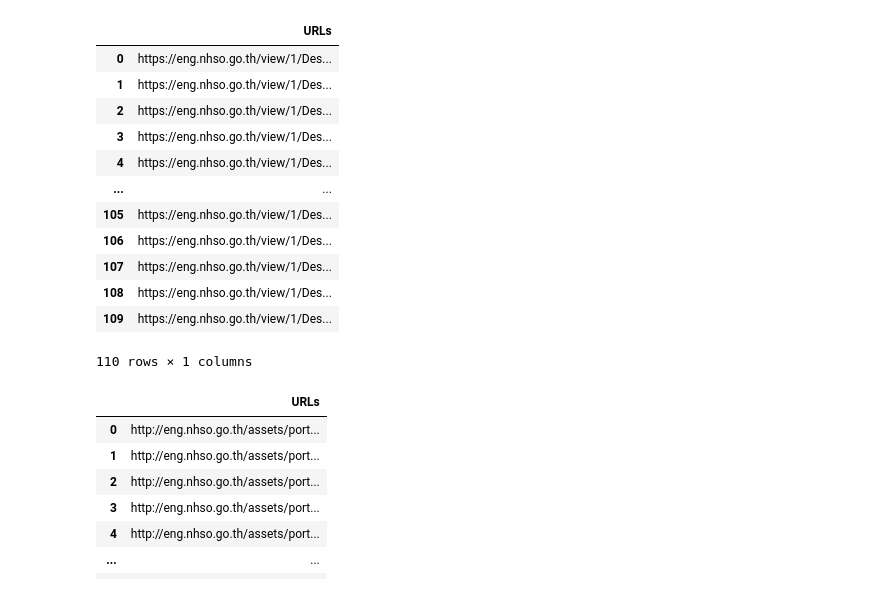
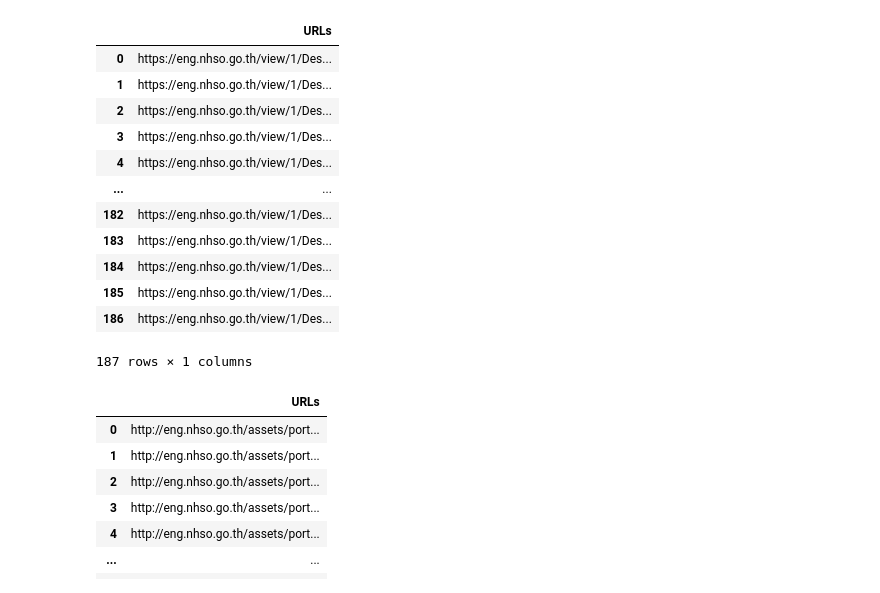
Before and after one commit to nhso/eng-nsho-scraping, a Jupyter notebook: สปสช_scraping.ipynb, the cells around one changed output. Cells and saved outputs as stored; diff of their text form; code cells hidden in the pictures.

```diff
--- a/สปสช_scraping.ipynb
+++ b/สปสช_scraping.ipynb
@@ -8,49 +12,61 @@ from urllib.parse import urljoin
 from google.colab import data_table
 data_table.enable_dataframe_formatter()
+# %%
+#url = ["http://eng.nhso.go.th/view/1/News/EN-US/?page=", "http://eng.nhso.go.th/view/1/In_Depth/EN-US/?page=", "http://eng.nhso.go.th/view/1/Events/EN-US"]
+
+url = "http://eng.nhso.go.th/view/1/News/EN-US/?page="
+page = 1
+new_urls = []
+
+while page <= 10 :
+  data = requests.get(url + str(page))
+  soup = BeautifulSoup(data.text,'html.parser')
+  page += 1
+  for i in range(1, 12) :
+    ne = soup.find_all("a", {'class' : 'title-7'})[i]
+    new_urls.append(ne)
+
+url = "http://eng.nhso.go.th/view/1/In_Depth/EN-US/?page="
+page = 1
+In_Depth_urls = []
+
+while page <= 11 :
+  data = requests.get(url + str(page))
+  soup = BeautifulSoup(data.text,'html.parser')
+  page += 1
+  for i in range(1, 8) :
+    IDep = soup.find_all("a", {'href' : 'javascript:;'})[i]
+    new_urls.append(IDep)
 # %%
-url = "http://eng.nhso.go.th/view/1/News/EN-US/?page="
-
-page = 1
-new_urls = []
-
-while page <= 10 :
-  data = requests.get(url + str(page))
-  soup = BeautifulSoup(data.text,'html.parser')
-  page += 1
-  for i in range(1, 12) :
-    na = soup.find_all("a", {'class' : 'title-7'})[i]
-    new_urls.append(na)
-
 string_list = [str(element) for element in new_urls]
 
 new_urls = pd.DataFrame(string_list, columns=['Raw'])
 
 new_urls
 
 df_new = new_urls['Raw'].str.split("'", expand=True)
 
-# Assign new column names to the split columns
 df_new.columns = ['Column1','URLs','Column1','Column1','Column1','Column1','Column1','Column1','Column1','Column1','Column1','Column1','Column1','Column1','Column1']
 
 columns_drop = ['Column1']
 
 news_urls = df_new.drop(columns_drop, axis=1)
 
 news_urls
 # %% [output]
 |  | URLs |
 | 0 | https://eng.nhso.go.th/view/1/Des... |
 | 1 | https://eng.nhso.go.th/view/1/Des... |
 | 2 | https://eng.nhso.go.th/view/1/Des... |
 | 3 | https://eng.nhso.go.th/view/1/Des... |
 | 4 | https://eng.nhso.go.th/view/1/Des... |
 | ... | ... |
-| 105 | https://eng.nhso.go.th/view/1/Des... |
-| 106 | https://eng.nhso.go.th/view/1/Des... |
-| 107 | https://eng.nhso.go.th/view/1/Des... |
-| 108 | https://eng.nhso.go.th/view/1/Des... |
-| 109 | https://eng.nhso.go.th/view/1/Des... |
+| 182 | https://eng.nhso.go.th/view/1/Des... |
+| 183 | https://eng.nhso.go.th/view/1/Des... |
+| 184 | https://eng.nhso.go.th/view/1/Des... |
+| 185 | https://eng.nhso.go.th/view/1/Des... |
+| 186 | https://eng.nhso.go.th/view/1/Des... |
-110 rows × 1 columns
+187 rows × 1 columns
 # %%
 url = ["http://eng.nhso.go.th/view/1/Annual_Reports/EN-US","http://eng.nhso.go.th/view/1/UHC_Public_Relations/EN-US","http://eng.nhso.go.th/view/1/Articles/EN-US","http://eng.nhso.go.th/view/1/Books/EN-US","http://eng.nhso.go.th/view/1/Leaflets/EN-US"
 , "http://eng.nhso.go.th/view/1/Books/EN-US/?page=2", "http://eng.nhso.go.th/view/1/Books/EN-US/?page=3", "http://eng.nhso.go.th/view/1/Books/EN-US/?page=4", "http://eng.nhso.go.th/view/1/Books/EN-US/?page=5", "http://eng.nhso.go.th/view/1/Reports/EN-US"
```
Also changed, not shown: parts of 4 cells of this notebook.
